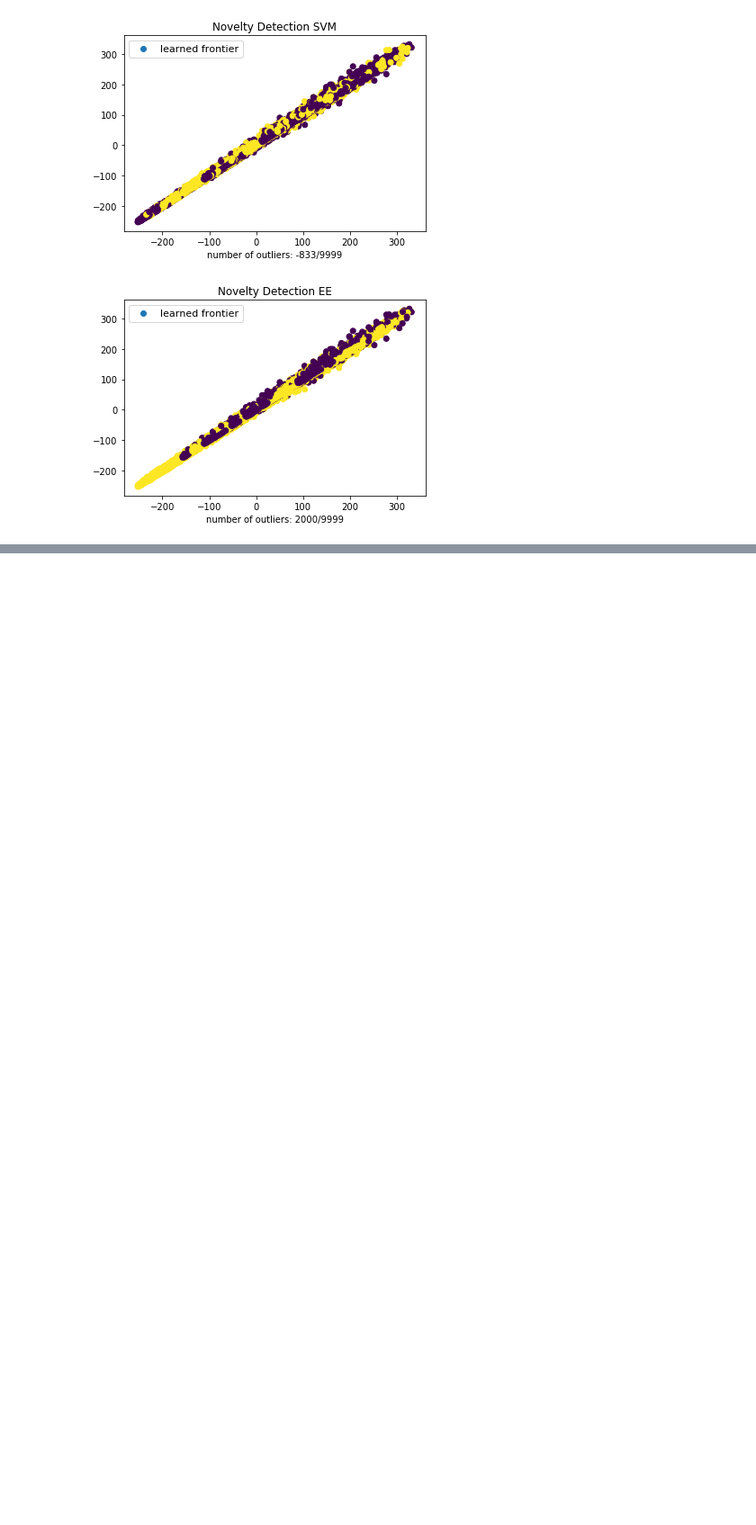
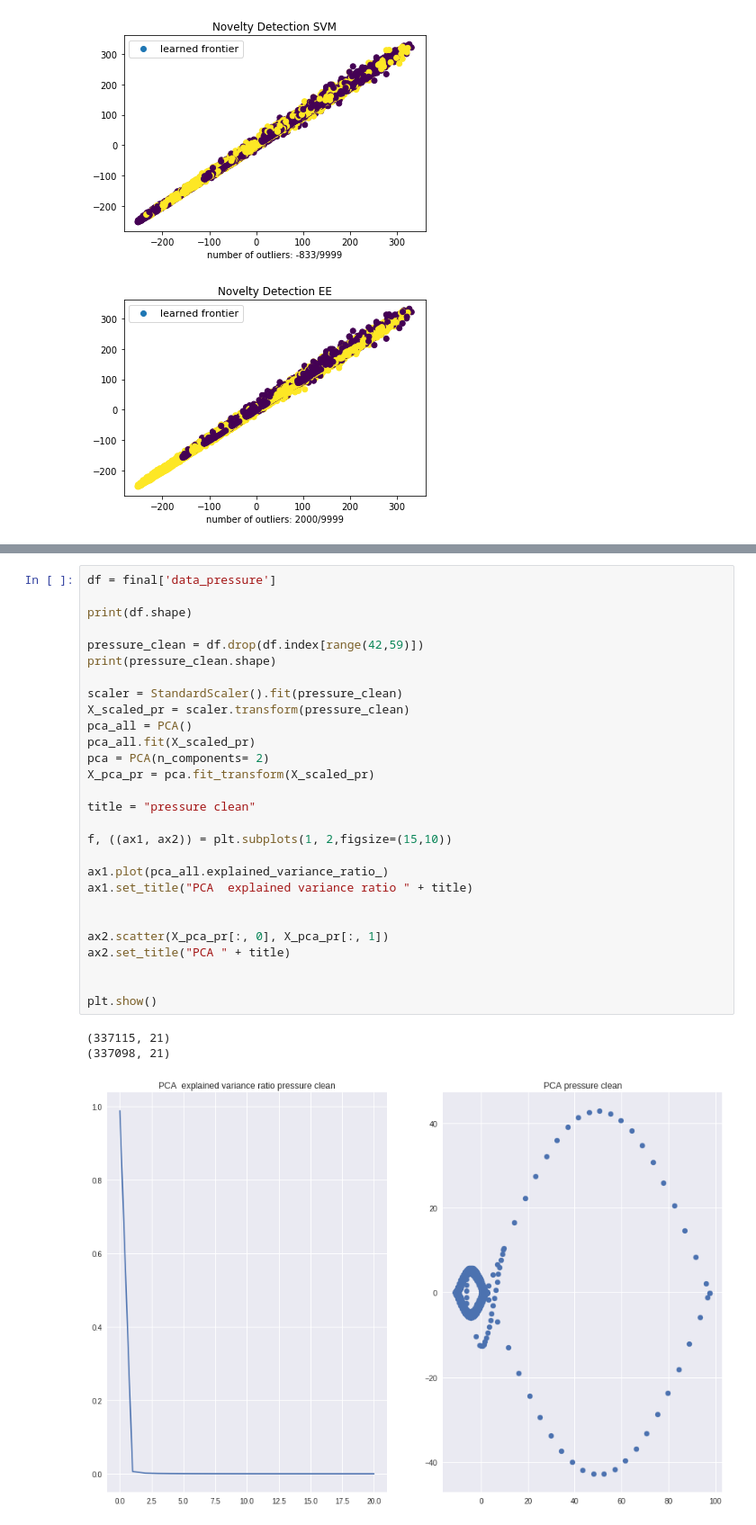
Before and after one commit to NdSv94/MinMax94, a Jupyter notebook: src/figures unsupervised learning.ipynb, the cells around one changed output, grey strips where cells are left out. Shown at 90% size. Cells and saved outputs as stored; diff of their text form; blank space fills up the shorter version.

```diff
--- a/src/figures unsupervised learning.ipynb
+++ b/src/figures unsupervised learning.ipynb
@@ -416,0 +557,32 @@ plt.show()
+# %%
+df = final['data_pressure']
+
+print(df.shape)
+
+pressure_clean = df.drop(df.index[range(42,59)])
+print(pressure_clean.shape)
+
+scaler = StandardScaler().fit(pressure_clean)
+X_scaled_pr = scaler.transform(pressure_clean)
+pca_all = PCA()
+pca_all.fit(X_scaled_pr)
+pca = PCA(n_components= 2)
+X_pca_pr = pca.fit_transform(X_scaled_pr)
+
+title = "pressure clean"
+
+f, ((ax1, ax2)) = plt.subplots(1, 2,figsize=(15,10))
+
+ax1.plot(pca_all.explained_variance_ratio_)
+ax1.set_title("PCA  explained variance ratio " + title)
+
+
+ax2.scatter(X_pca_pr[:, 0], X_pca_pr[:, 1])
+ax2.set_title("PCA " + title)
+
+
+plt.show()
+# %% [output]
+(337115, 21)
+(337098, 21)
+[figure, added]
```
Also changed, not shown: parts of 16 cells of this notebook.
